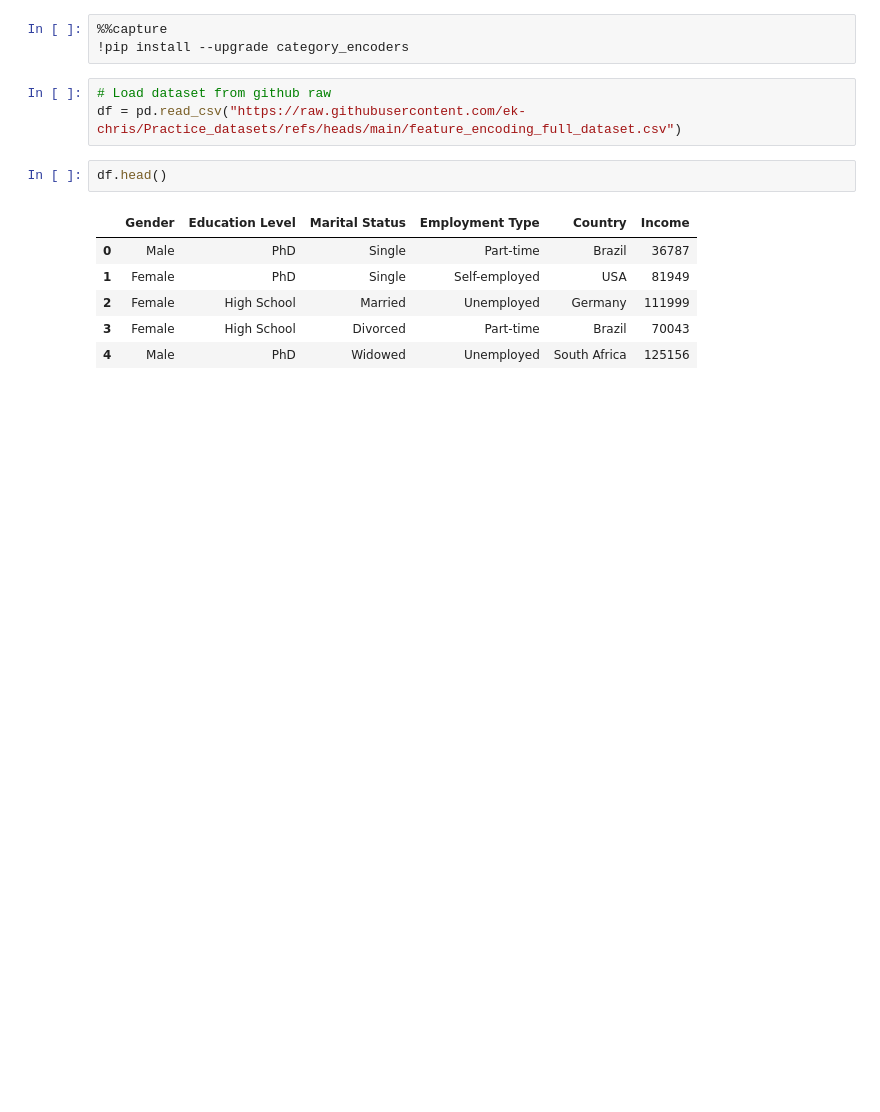
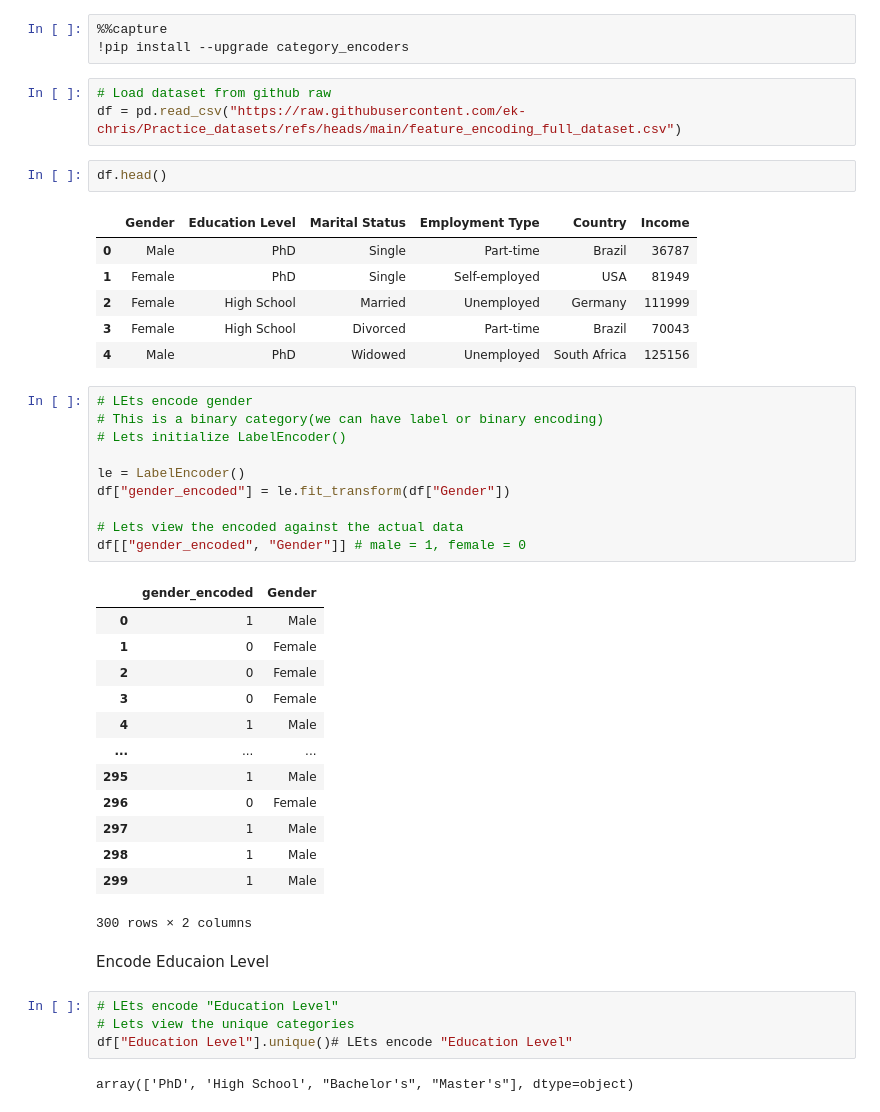
Before and after one commit to RIDOX-AIeNG/BACKEND-AI, a Jupyter notebook: Backend/CA_DATA_PREPROCESSING.ipynb, the cells around one changed output. Cells and saved outputs as stored; diff of their text form; blank space fills up the shorter version.

```diff
--- a/Backend/CA_DATA_PREPROCESSING.ipynb
+++ b/Backend/CA_DATA_PREPROCESSING.ipynb
@@ -395,3 +408,35 @@ df.head()
 | 2 | Female | High School | Married | Unemployed | Germany | 111999 |
 | 3 | Female | High School | Divorced | Part-time | Brazil | 70043 |
 | 4 | Male | PhD | Widowed | Unemployed | South Africa | 125156 |
+# %%
+# LEts encode gender
+# This is a binary category(we can have label or binary encoding)
+# Lets initialize LabelEncoder()
+
+le = LabelEncoder()
+df["gender_encoded"] = le.fit_transform(df["Gender"])
+
+# Lets view the encoded against the actual data
+df[["gender_encoded", "Gender"]] # male = 1, female = 0
+# %% [output]
+|  | gender_encoded | Gender |
+| 0 | 1 | Male |
+| 1 | 0 | Female |
+| 2 | 0 | Female |
+| 3 | 0 | Female |
+| 4 | 1 | Male |
+| ... | ... | ... |
+| 295 | 1 | Male |
+| 296 | 0 | Female |
+| 297 | 1 | Male |
+| 298 | 1 | Male |
+| 299 | 1 | Male |
+300 rows × 2 columns
+# %% [markdown]
+Encode Educaion Level
+# %%
+# LEts encode "Education Level"
+# Lets view the unique categories
+df["Education Level"].unique()# LEts encode "Education Level"
+# %% [output]
+array(['PhD', 'High School', "Bachelor's", "Master's"], dtype=object)
```
Also changed, not shown: parts of 2 cells of this notebook.
